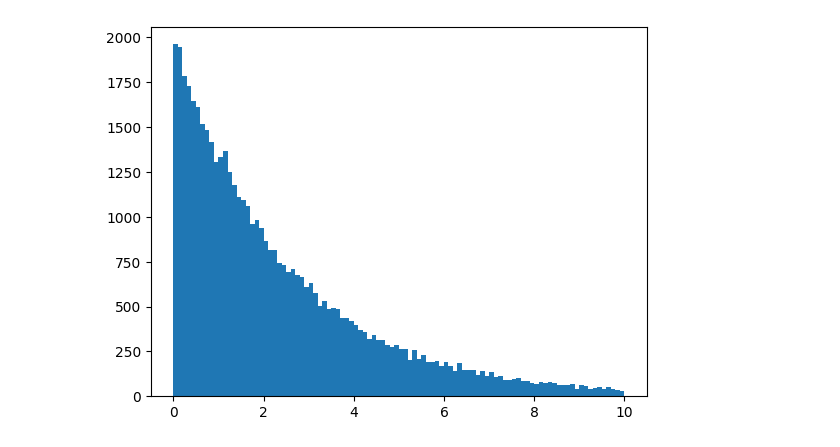
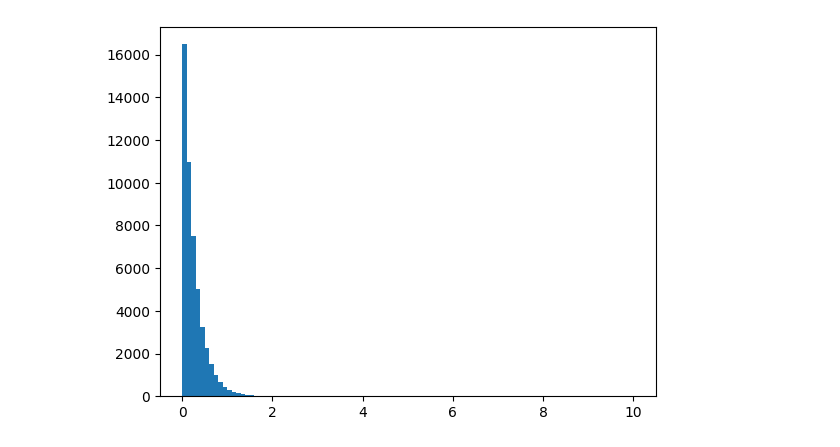
Before and after one commit to SangersJeroen/BayesianSpectralDeconvolution, a Jupyter notebook: notebooks/EMC_example.ipynb, the cells around one changed output. Saved outputs shown, nothing was run; the diff lists cells and outputs as text; code cells hidden in the pictures.

```diff
--- a/notebooks/EMC_example.ipynb
+++ b/notebooks/EMC_example.ipynb
@@ -124,12 +124,12 @@ class LorentzPrior:
         return float(lp_I + lp_μ)  # + lp_σ)
 # %%
 plt.hist(
-    bsd.GammaPrior(1, 0.4).sample(np.random.default_rng(), 50_000),
+    bsd.GammaPrior(1, 4).sample(np.random.default_rng(), 50_000),
     range=(0, 10),
     bins=100,
 );
 # %% [output]
-[figure, old version]
+[figure, new version]
 # %%
 lorentz_prior = LorentzPrior(
     amplitudes=bsd.GammaPrior(1, 4),
```
Also changed, not shown: parts of 10 cells of this notebook, 2 other files.
